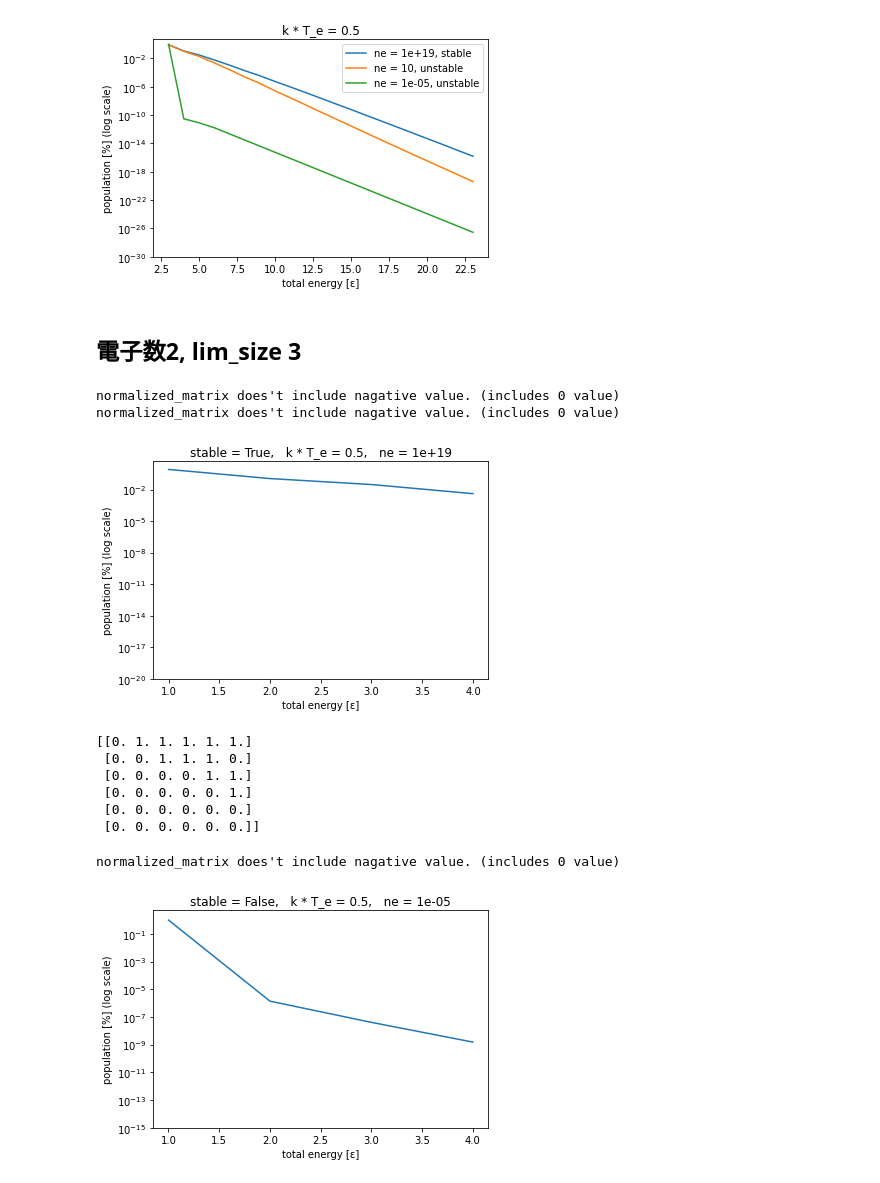
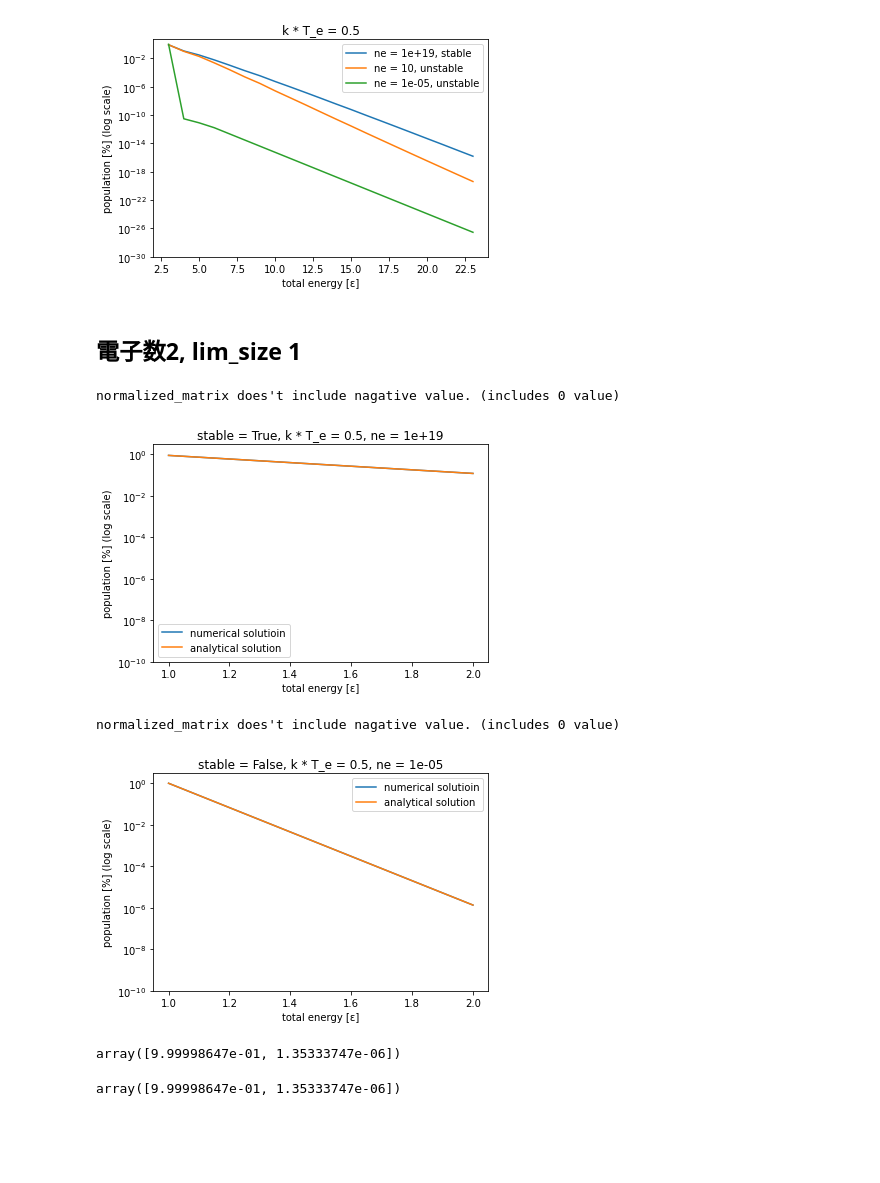
Before and after one commit to GenkiK/fermi2, a Jupyter notebook: 20210329/fermi.ipynb, the cells around one changed output. Cells and saved outputs as stored; diff of their text form; code cells hidden in the pictures; blank space fills up the shorter version.

```diff
--- a/20210329/fermi.ipynb
+++ b/20210329/fermi.ipynb
@@ -18,7 +18,7 @@ import matplotlib.pyplot as plt
 class State(object):
     n = 0
 
-    def __init__(self, v: List[int], score: int):
+    def __init__(self, v: list[int], score: int):
         self.v = v
         self.score = score
         State.n = len(v)
@@ -28,7 +28,7 @@ class State(object):
 
 
 class Fermi(object):
-    def __init__(self, states: List[State], stable: bool = True, kTe: float = 1, ne: float = 1e+19):
+    def __init__(self, states: list[State], stable: bool = True, kTe: float = 1, ne: float = 1e+19):
         self.states = states
         self.n = State.n
         self.ne = ne
@@ -60,14 +60,17 @@ class Fermi(object):
     def _make_matrices(self) -> None:
         for i in range(self.num_states):
             for j in range(i+1, self.num_states):
-                if self.is_connected(self.states[i], self.states[j]):
+                if Fermi.is_connected(self.states[i], self.states[j]):
+                    # i→jの遷移
                     self.excitation_matrix[i, j] = self.ne * np.exp(-(self.states[j].score - self.states[i].score)/self.kTe)
+                    # j→iの遷移
                     self.deexcitation_matrix[i, j] = self.ne
                     if not self.stable:
+                        # j→iの遷移
                         self.emission_matrix[i, j] = (self.states[j].score - self.states[i].score)**3
 
 
-    def _solve_equation(self) -> List[float]:
+    def _solve_equation(self) -> NDArray[float]:
         if np.all(self.excitation_matrix == 0):
             self._make_matrices()
         C_ = np.diag(self.excitation_matrix.sum(axis=1))
@@ -98,7 +101,7 @@ class Fermi(object):
 
     # べき乗法
     @staticmethod
-    def power_method(matrix: List[List[float]]) -> List[float]:
+    def power_method(matrix: NDArray[NDArray[float]]) -> NDArray[float]:
         # 初期化
         x = np.zeros(matrix.shape[0])
         x[0] = 1
@@ -111,7 +114,7 @@ class Fermi(object):
 
 
     # score[ε]: 割合 の形の辞書型がほしい
-    def get_population(self) -> Tuple[List[int], List[float]]:
+    def get_population(self) -> tuple[NDArray[int], NDArray[float]]:
         x = self._solve_equation()
         dct = {}
         for i, state in enumerate(self.states):
@@ -124,7 +127,7 @@ class Fermi(object):
         return scores, population
 
 
-def csv_to_states(path: str = './output/states3.csv') -> List[State]:
+def csv_to_states(path: str = './output/states3.csv') -> list[State]:
     data = pd.read_csv(path, header=0).values
     scores = data[:, 0]
     array = data[:, 1:]
@@ -266,4 +269,4 @@ plt.show()
 # %% [output]
 [figure]
 # %% [markdown]
-## 電子数2, lim_size 3
+## 電子数2, lim_size 1
@@ -272,3 +273,11 @@ states2 = csv_to_states(path = './output/states2.csv')
+# %%
+states2 = csv_to_states(path = './output/states2.csv')
+
+# lim_size(上り幅)が1の時(二準位系)
+def analytical_solution(stable: bool, kTe: float, ne: float) -> NDArray[float]:
+    a = ne * np.exp(-1/kTe)
+    b = ne if stable else ne+1
+    return np.array([b/(a+b), a/(a+b)])
 # %%
 # 放射脱励起の影響を無視している(定常状態)
 stable = True
@@ -276,38 +285,44 @@ kTe = 0.5
 ne = 1e+19
 fermi2 = Fermi(states2, stable=stable, kTe=kTe, ne=ne)
 scores, population = fermi2.get_population()
-x = fermi2._solve_equation()
-plot(scores, population, stable, kTe, ne)
+
+# 解析解
+analytical_population = analytical_solution(stable=stable, kTe=kTe, ne=ne)
+
+plt.title(f"stable = {stable}, k * T_e = {kTe}, ne = {ne}")
+plt.plot(scores, population, label="numerical solutioin")
+plt.plot(scores, analytical_population, label="analytical solution")
+plt.legend()
+plt.yscale("log")
+plt.ylim(1e-10, 3)
+plt.xlabel("total energy [ε]")
+plt.ylabel("population [%] (log scale)")
+plt.show()
 # %% [output]
 normalized_matrix does't include nagative value. (includes 0 value)
-normalized_matrix does't include nagative value. (includes 0 value)
-[figure, old version]
+[figure, new version]
-# %%
-fermi2.make_adj_matrix()
-print(fermi2.adj_matrix)
-# %% [output]
-[[0. 1. 1. 1. 1. 1.]
- [0. 0. 1. 1. 1. 0.]
- [0. 0. 0. 0. 1. 1.]
- [0. 0. 0. 0. 0. 1.]
- [0. 0. 0. 0. 0. 0.]
- [0. 0. 0. 0. 0. 0.]]
 # %%
 # neの値をかなり小さくして、放射脱励起の影響が現れてきた
 
 stable = False
 kTe = 0.5
 ne = 0.00001
 
 fermi2 = Fermi(states2, stable=stable, kTe=kTe, ne=ne)
 scores, population = fermi2.get_population()
-plt.plot(scores, population)
-plt.title(f"stable = {stable},   k * T_e = {kTe},   ne = {ne}")
+
+# 解析解
+analytical_population = analytical_solution(stable=stable, kTe=kTe, ne=ne)
+
+plt.title(f"stable = {stable}, k * T_e = {kTe}, ne = {ne}")
+plt.plot(scores, population, label="numerical solutioin")
+plt.plot(scores, analytical_population, label="analytical solution")
+plt.legend()
 plt.yscale("log")
-plt.ylim(1e-15, 5)
+plt.ylim(1e-10, 3)
 plt.xlabel("total energy [ε]")
 plt.ylabel("population [%] (log scale)")
 plt.show()
 # %% [output]
 normalized_matrix does't include nagative value. (includes 0 value)
-[figure, old version]
+[figure, new version]
@@ -313,0 +337,8 @@ normalized_matrix does't include nagative value. (includes 0 value)
+# %%
+population
+# %% [output]
+array([9.99998647e-01, 1.35333747e-06])
+# %%
+analytical_solution(ne, kTe)
+# %% [output]
+array([9.99998647e-01, 1.35333747e-06])
```
Also changed, not shown: parts of 3 cells of this notebook, 1 other file.
